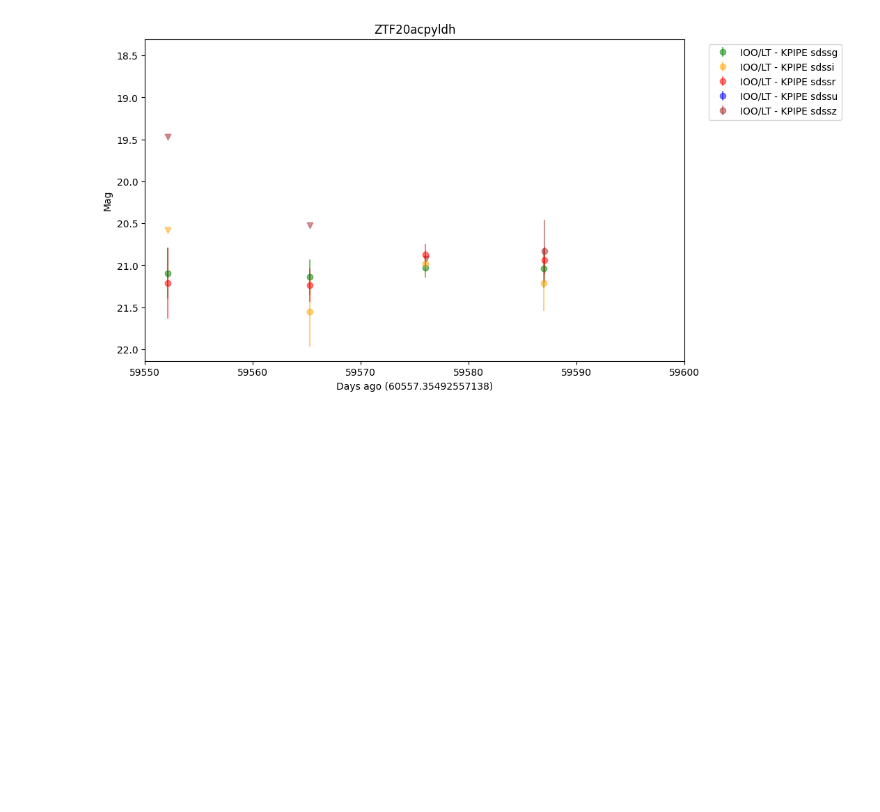
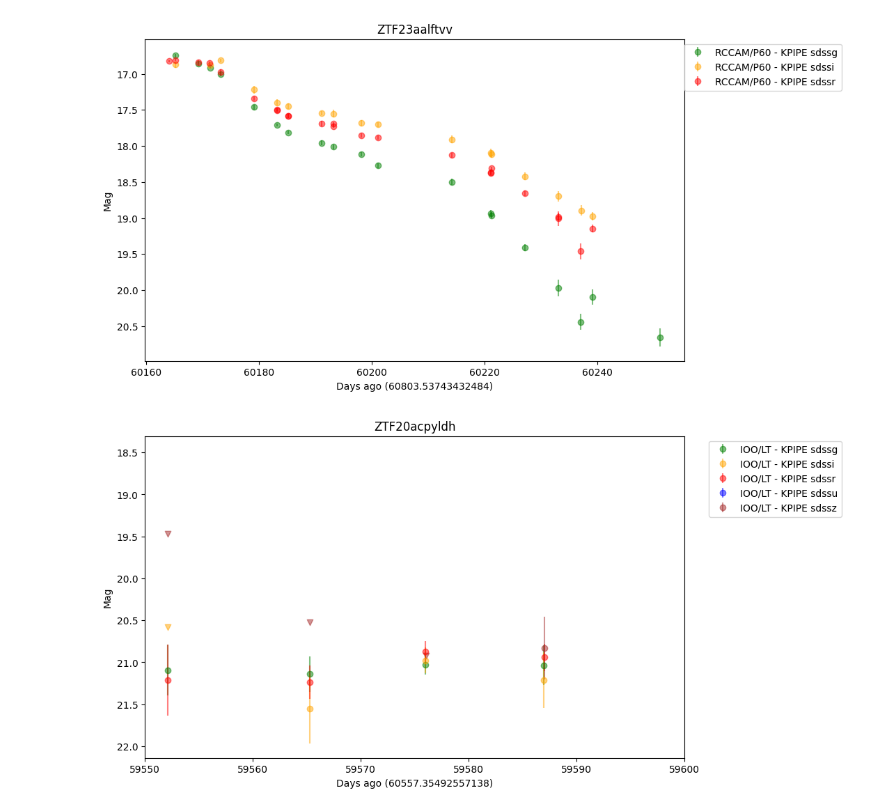
Before and after one commit to kryanhinds/subphot_pipe, a Jupyter notebook: compare_to_sedm.ipynb, the cells around one changed output. Cells and saved outputs as stored; diff of their text form; code cells hidden in the pictures; blank space fills up the shorter version.

```diff
--- a/compare_to_sedm.ipynb
+++ b/compare_to_sedm.ipynb
@@ -51,7 +51,24 @@ def gen_df(fold_name,even_name):
     return df
 
 def plot_lc(name,df,tel='SEDM-P60'):
-  filt_cols = {'sdssg':'g','sdssr':'r','sdssi':'orange','sdssz':'brown','sdssu':'blue'}
+  filt_cols = {'sdssg':'g','sdssr':'r','sdssi':'orange','sdssz':'brown','sdssu':'blue',
+            'uvot::uvw1':'pink','uvot::uvm2':'lilac','uvot::u':'purple',
+            'uvot::v':'purple','uvot::b':'purple','uvot::uvw2':'purple',
+            }
+  instr_marks = {'LT':'o','ZTF':'s','SEDM_FPIPE_SDSS':'x','UVOT':'^','ALFOSC':'v'}
+  intr_names = {'LT':'IO:O/LT','ZTF':'P48/ZTF','SEDM_FPIPE_SDSS':'RCAM/P60','UVOT':'UVOT/Swift','ALFOSC':'ALFOSC/NOT'}
+  offset = {'sdssg':[0.5,'+ 0.5'],
+            'sdssr':[0,'+ 0.0'],
+            'sdssi':[-0.5,'$-$ 0.5'],
+            'sdssz':[-1,'$-$ 1.0'],
+            'sdssu':[1.0,'+ 1.0'],
+            'uvot::uvw1':[1.5,'+ 1.5.0'],
+            'uvot::uvw2':[1.75,'+ 1.75'],
+            'uvot::uvm2':[2,'+ 2.0'],
+            'uvot::u':[1,'+ 1.0'],
+            'uvot::v':[0.5,'+ 0.5'],
+            'uvot::b':[0.25,'+ 0.25'],
+            }
   fig=plt.figure(figsize=(10,6))
   unique_filts = np.unique(df['filter'])
 
@@ -82,3 +119,10 @@ def plot_lc(name,df,tel='SEDM-P60'):
+# %%
+fold_name='/mnt/data1/users/arikhind/phot_data/sedm_comps2'
+even_name='ZTF23aalftvv'
+df = gen_df(fold_name,even_name).sort_values(by='mjd')
+plot_lc(even_name,df,tel='SEDM-P60')
+# %% [output]
+[figure, added]
 # %%
 fold_name='/mnt/data1/users/arikhind/phot_data/new_ZTF20acpyldh'
 even_name='ZTF20acpyldh'
```
Also changed, not shown: parts of 2 cells of this notebook, 8 other files.
